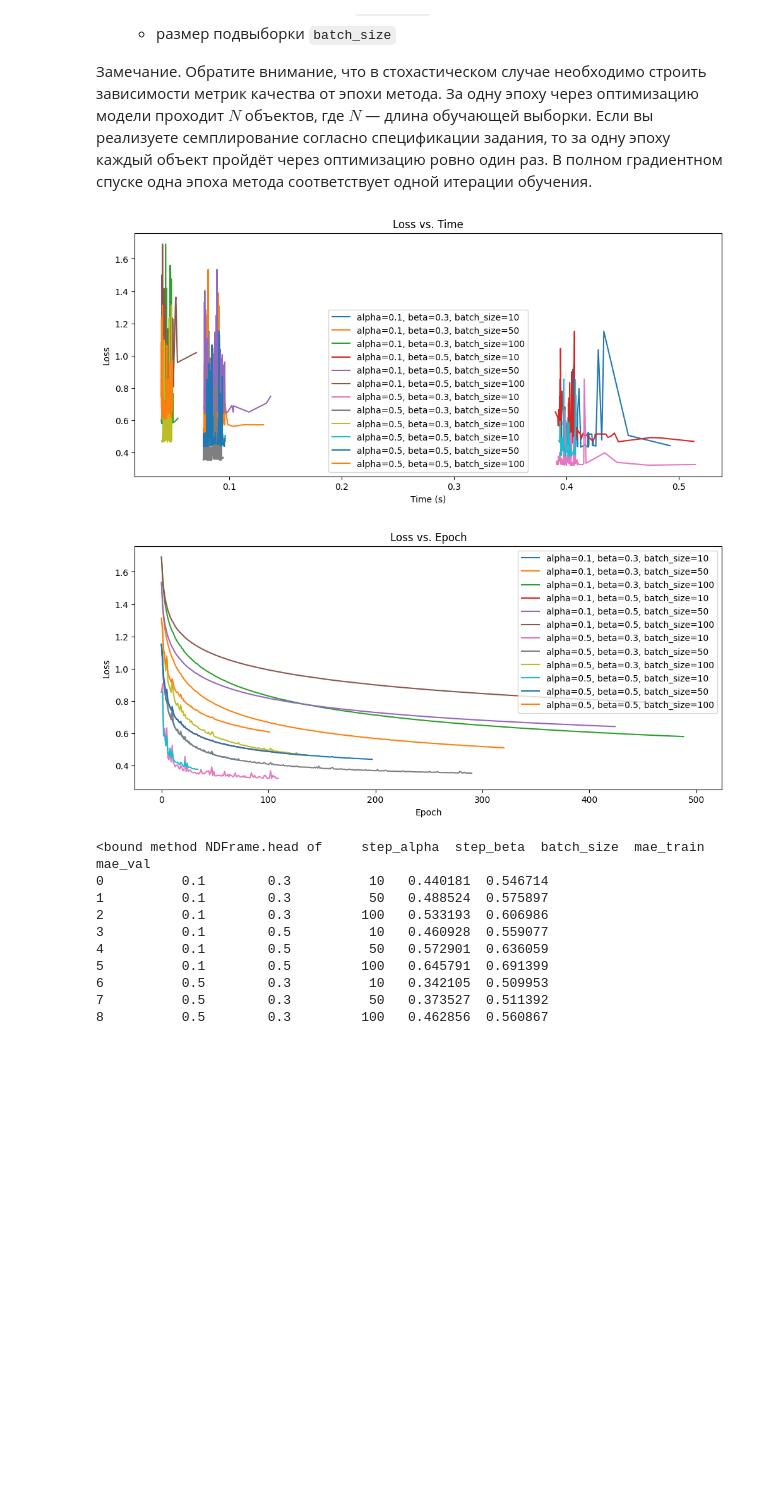
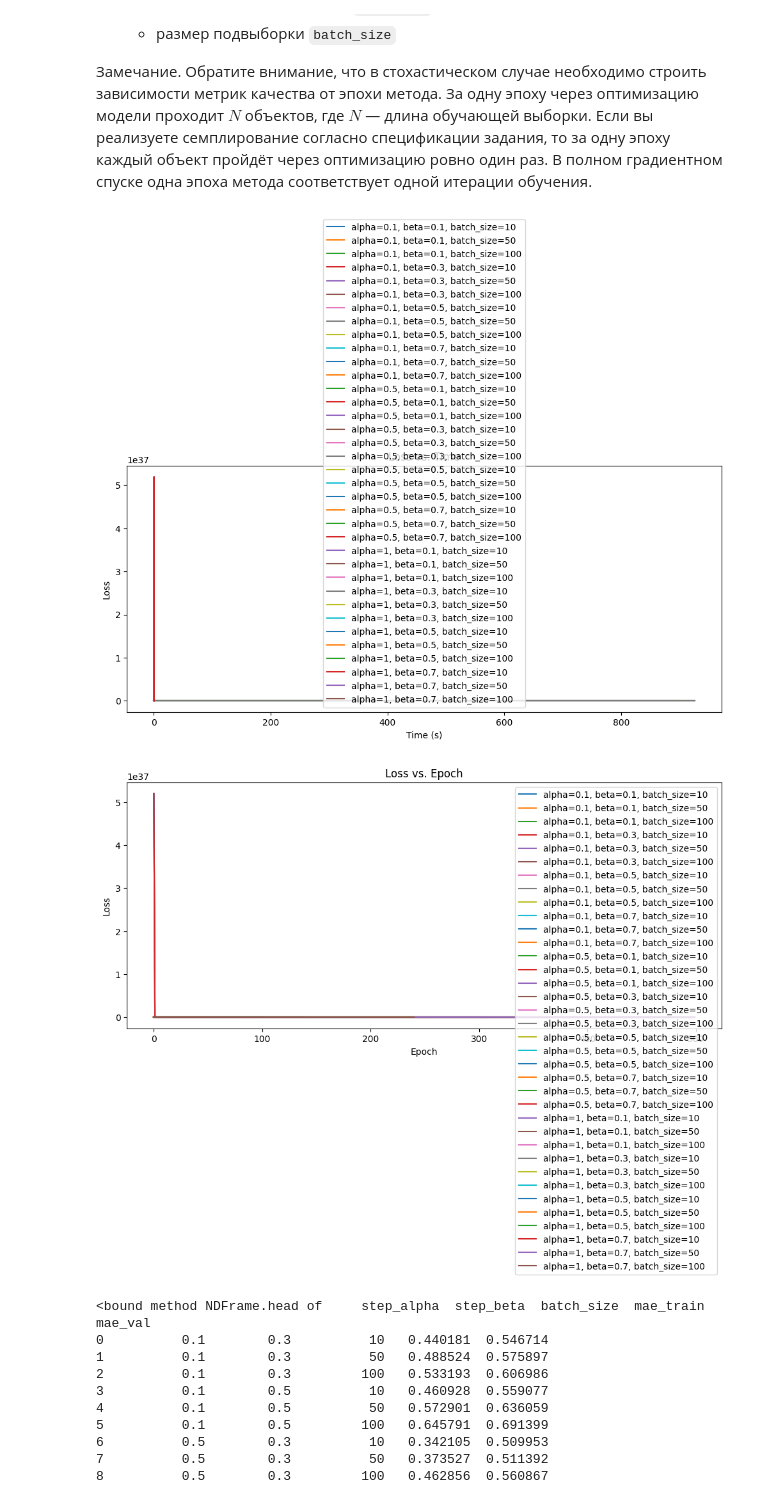
Before and after one commit to VictoryaChelina/ISP_ML1_2025_st, a Jupyter notebook: hw/hw2/ISP_HW2_LinearModel&Metrics.ipynb, the cells around one changed output. Cells and saved outputs as stored; diff of their text form; code cells hidden in the pictures; blank space fills up the shorter version.

```diff
--- a/hw/hw2/ISP_HW2_LinearModel&Metrics.ipynb
+++ b/hw/hw2/ISP_HW2_LinearModel&Metrics.ipynb
@@ -272,5 +274,5 @@ history_alphas_betas = test_with_params(
     X_val=X_val,
     y_val=y_val,
     alphas=[0.1, 0.5, 1],
-    betas=[0.3, 0.5, 0.7],
+    betas=[0.1, 0.3, 0.5, 0.7]
     )
@@ -297,12 +278,0 @@ history_alphas_betas
-# %%
-
-history = {}
-loss_function = LinearLoss(0)
-for a, b in combinations:
-    m = LinearModel(loss_function=loss_function, step_alpha=a, step_beta=b, max_iter=500)
-    h = m.fit(X=X_train, y=y_train, X_val=X_val, y_val=y_val, trace=True)
-    mae_train = mean_absolute_error(y_train, m.predict(X_train))
-    mae_val = mean_absolute_error(y_val, m.predict(X_val))
-    h["mae_train"] = mae_train
-    h["mae_val"] = mae_val
-    history[(a, b)] = h
@@ -376,14 +401,11 @@ combinations = list(itertools.product(alphas, betas, batches))
-# %%
-from modules.linear_model import LinearModel
-from modules.losses import LinearLoss
-history2 = {}
-loss_function = LinearLoss(0)
-for a, b, batch in combinations:
-    m = LinearModel(loss_function=loss_function, step_alpha=a, step_beta=b, batch_size= batch, max_iter=500)
-    h = m.fit(X=X_train, y=y_train, X_val=X_val, y_val=y_val, trace=True)
-    mae_train = mean_absolute_error(y_train, m.predict(X_train))
-    mae_val = mean_absolute_error(y_val, m.predict(X_val))
-    h["mae_train"] = mae_train
-    h["mae_val"] = mae_val
-    history[(a, b, batch)] = h
+# %%
+history_alphas_betas_batches = test_with_params(
+    X_train=X_train,
+    y_train=y_train,
+    X_val=X_val,
+    y_val=y_val,
+    alphas=[0.1, 0.5, 1],
+    betas=[0.1, 0.3, 0.5, 0.7],
+    batches=[10, 50, 100]
+    )
 # %%
@@ -392,24 +413,24 @@ mae_df = pd.DataFrame(mae_data, columns=['step_alpha', 'step_beta', 'batch_size'
 # %%
 plt.figure(figsize=(12, 5))
-for (a, b, batch), h in history.items():
+for (a, b, batch), h in history_alphas_betas_batches.items():
     sns.lineplot(x=h['time'], y=h['func'], label=f'alpha={a}, beta={b}, batch_size={batch}')
 plt.xlabel('Time (s)')
 plt.ylabel('Loss')
 plt.title('Loss vs. Time')
 plt.legend()
 plt.show()
 
 plt.figure(figsize=(12, 5))
-for (a, b, batch), h in history.items():
+for (a, b, batch), h in history_alphas_betas_batches.items():
     sns.lineplot(x=range(len(h['func'])), y=h['func'], label=f'alpha={a}, beta={b}, batch_size={batch}')
 plt.xlabel('Epoch')
 plt.ylabel('Loss')
 plt.title('Loss vs. Epoch')
 plt.legend()
 plt.show()
 # %% [output]
-[figure, old version]
+[figure, new version]
-[figure, old version]
+[figure, new version]
 # %%
 mae_df.head()
 # %% [output]
```
Also changed, not shown: parts of 15 cells of this notebook.
